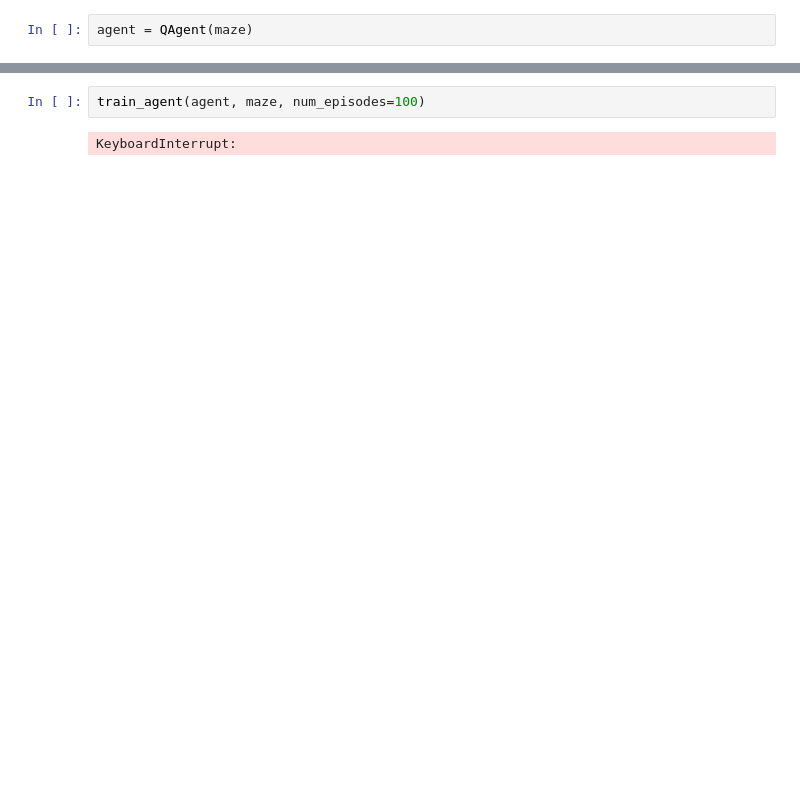
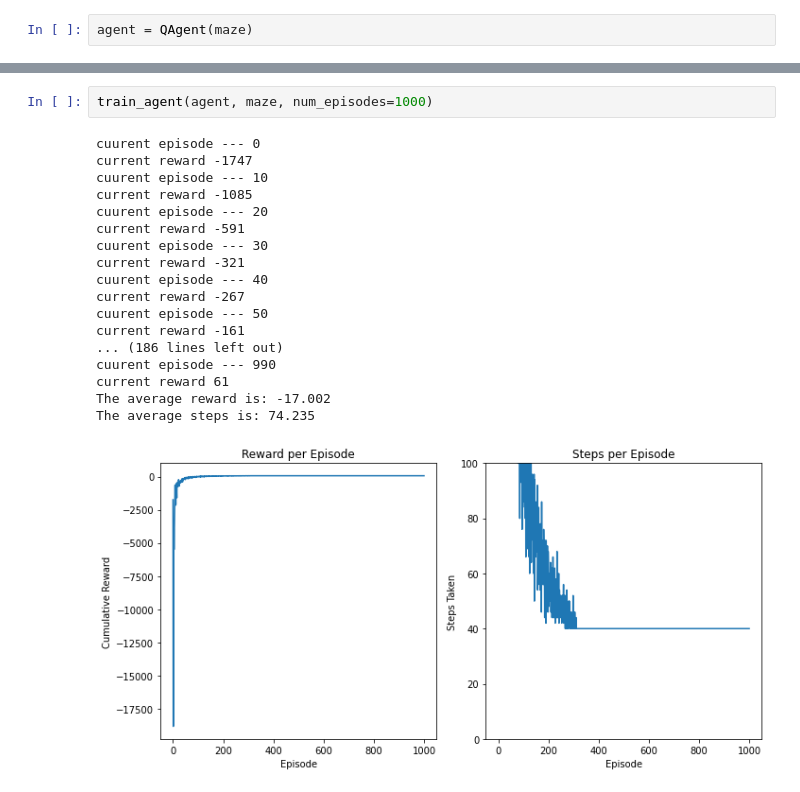
Before and after one commit to Sauravroy34/A_maze, a Jupyter notebook: q_table.ipynb, the cells around one changed output, grey strips where cells are left out. Drawn from its saved outputs; the diff is of its cells as text; blank space fills up the shorter version.

```diff
--- a/q_table.ipynb
+++ b/q_table.ipynb
@@ -154,8 +176,25 @@ def train_agent(agent, maze, num_episodes=100):
     plt.tight_layout()
     plt.show()
 # %%
-train_agent(agent, maze, num_episodes=100)
+train_agent(agent, maze, num_episodes=1000)
 # %% [output]
-KeyboardInterrupt:
+cuurent episode --- 0
+current reward -1747
+cuurent episode --- 10
+current reward -1085
+cuurent episode --- 20
+current reward -591
+cuurent episode --- 30
+current reward -321
+cuurent episode --- 40
+current reward -267
+cuurent episode --- 50
+current reward -161
+... (186 lines left out)
+cuurent episode --- 990
+current reward 61
+The average reward is: -17.002
+The average steps is: 74.235
+[figure, added]
 # %%
 def test_agent(agent, maze, num_episodes=1):
```
Also changed, not shown: parts of 7 cells of this notebook.
